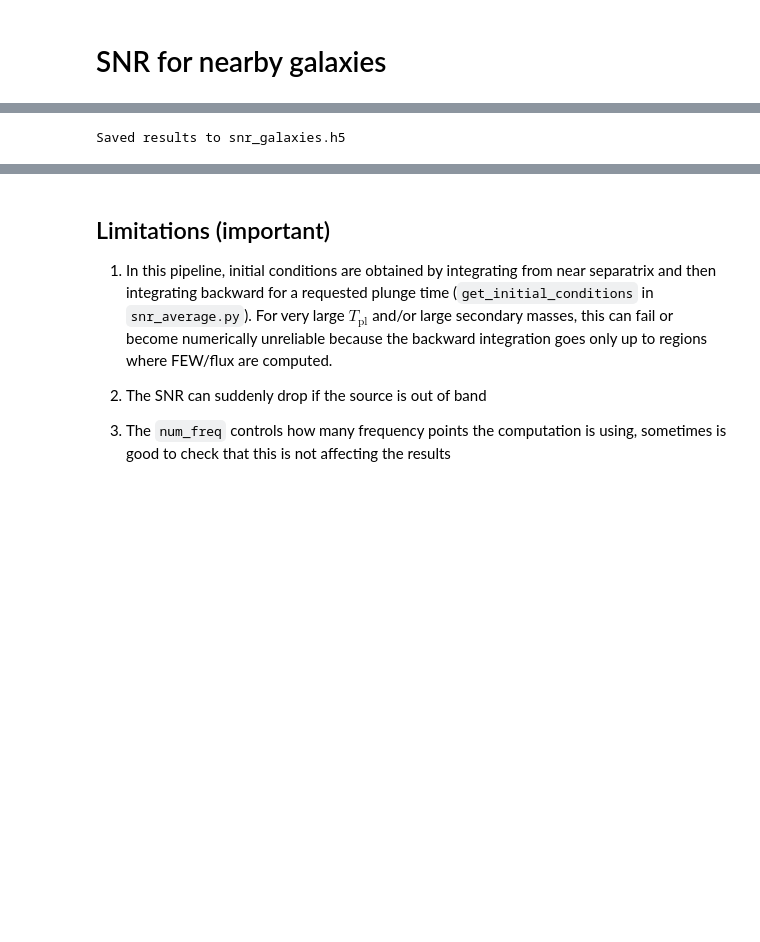
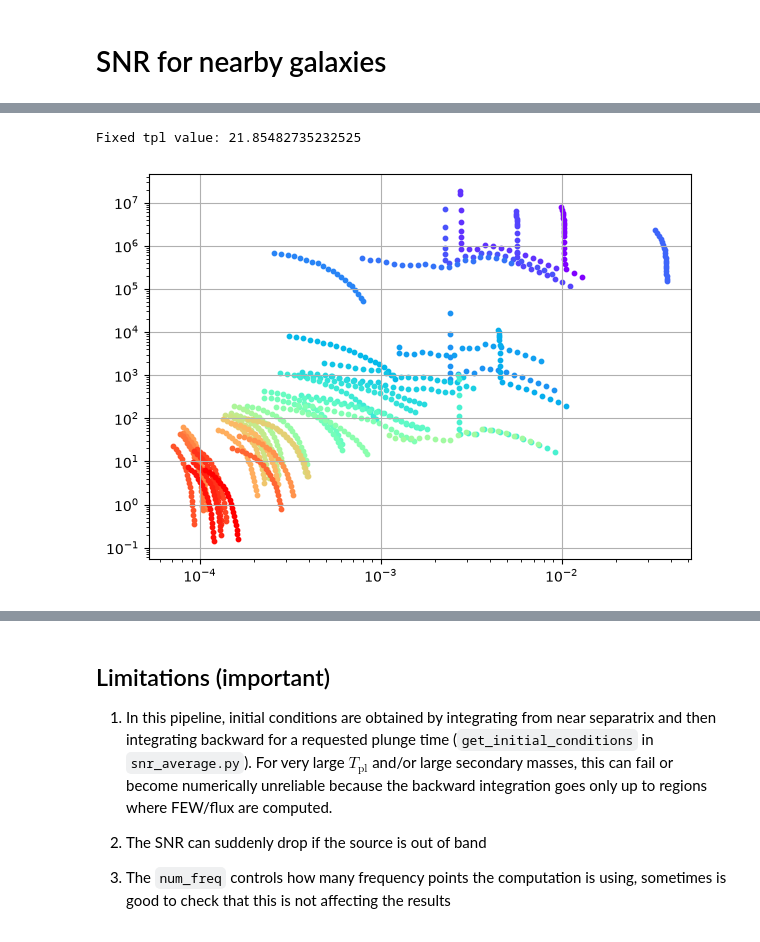
Before and after one commit to nluetzge/EMRI-FoM, a Jupyter notebook: quick_snr/snr_galaxies_plot.ipynb, the cells around one changed output, grey strips where cells are left out. Saved outputs shown, nothing was run; the diff lists cells and outputs as text; code cells hidden in the pictures; blank space fills up the shorter version.

Commit message:
Working on plot f vs snr

```diff
--- a/quick_snr/snr_galaxies_plot.ipynb
+++ b/quick_snr/snr_galaxies_plot.ipynb
@@ -50,16 +2,0 @@ Notes:
-# %%
-# Fixed primary and orbital settings
-a = 0.0
-ef = 0.0
-
-# Secondary masses: WD, NS, BH, BH
-m2_grid = np.geomspace(0.6, 100.0, 20)
-# Main plunge-time grid (years) starting from the plunging EMRIs within the LISA mission up to early EMRIs
-tpl_grid = np.geomspace(4.5, 1e5, 20)
-tobs = 4.5 # years
-
-# SNR settings
-psd = 'LISA'
-num_freq = 100_000
-num_samples = 1  # deterministic default-angle configuration in snr_average.average_snr
-seed = 2601
@@ -160,36 +2,0 @@ Frequency range 2 fphi: 0.00032879047552675277 - 0.0003290005673507928 Hz
-# %%
-
-import h5py
-
-output_file = "snr_galaxies.h5"
-
-with h5py.File(output_file, "w") as f:
-    # Store the grid axes
-    f.create_dataset("m2_grid", data=m2_grid)
-    f.create_dataset("tpl_grid", data=tpl_grid)
-
-    # Store calculation parameters
-    params = f.create_group("parameters")
-    params.attrs["a"] = a
-    params.attrs["ef"] = ef
-    params.attrs["z_note"] = "Redshift stored per galaxy"
-    params.attrs["psd"] = str(psd)
-    params.attrs["num_freq"] = num_freq
-    params.attrs["num_samples"] = num_samples
-    params.attrs["seed"] = -1 if seed is None else seed
-    params.attrs["tobs"] = -1 if tobs is None else tobs
-
-    # Store results for each galaxy
-    galaxies = f.create_group("galaxies")
-
-    for label in snr_grids:
-        galaxy = galaxies.create_group(str(label))
-        galaxy.create_dataset("snr_grid", data=snr_grids[label])
-        galaxy.create_dataset(
-            "f_gw_initial_grid",
-            data=freq_grids[label],
-        )
-
-    print(f"Saved results to {output_file}")
-# %% [output]
-Saved results to snr_galaxies.h5
@@ -196 +40,25 @@ Saved results to snr_galaxies.h5
+# %%
+fig, ax = plt.subplots(figsize=(7, 5))
+
+tpl_fixed = tpl_grid[3]
+print(f"Fixed tpl value: {tpl_fixed}")
+
+labels = list(snr_grids.keys())
+cmap = plt.colormaps["rainbow"]
+colors = cmap(np.linspace(0, 1, len(labels)))
+
+
+for (label, snr_grid), freq_grid, color in zip(snr_grids.items(), freq_grids.values(), colors):
+    snr = snr_grid[:,tpl_grid == tpl_fixed]
+    freq = freq_grid[:,tpl_grid == tpl_fixed]
+
+    ax.scatter(freq, snr, label=label, color=color, s=10)
+    ax.set_xscale("log")
+    ax.set_yscale("log")
+
+#ax.legend()
+plt.show()
+# %% [output]
+Fixed tpl value: 21.85482735232525
+[figure, added]
 # %%
```
Also changed, not shown: parts of 7 cells of this notebook.
